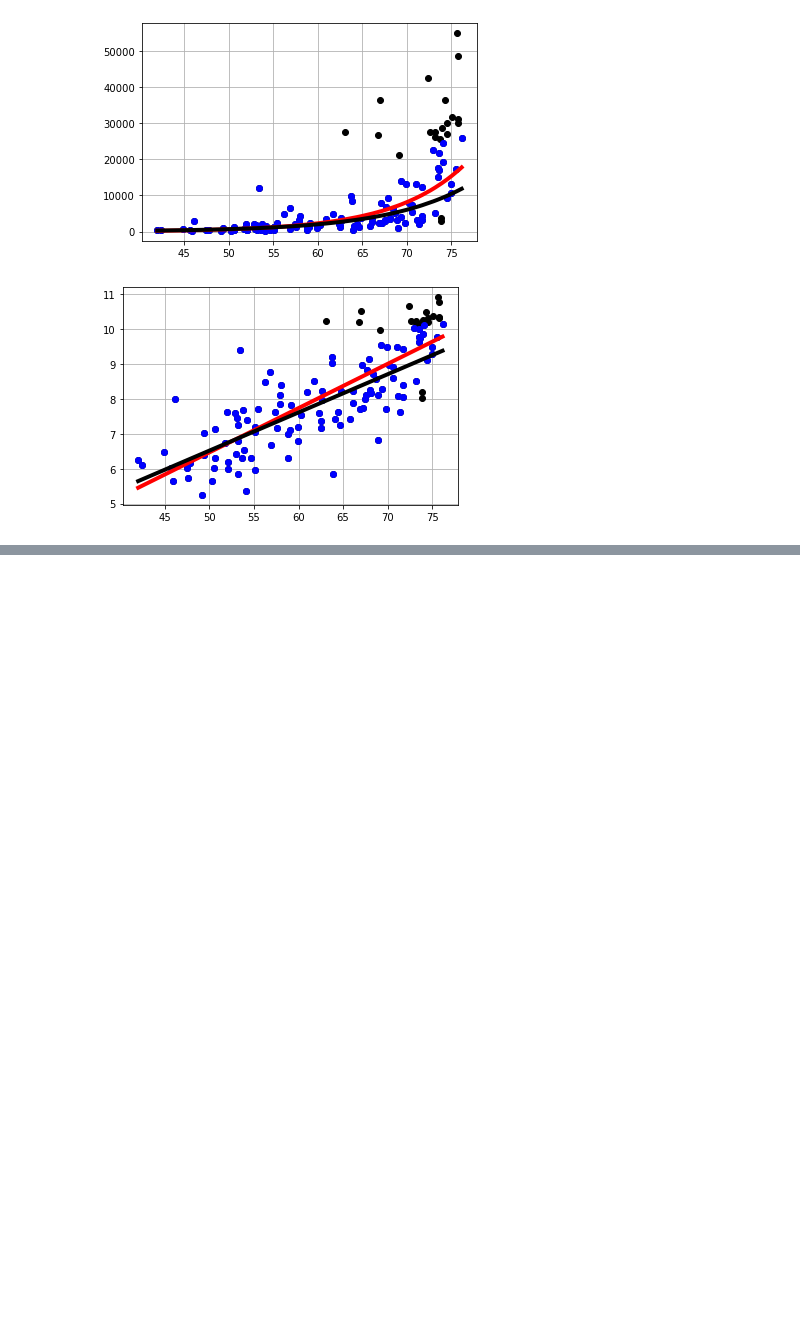
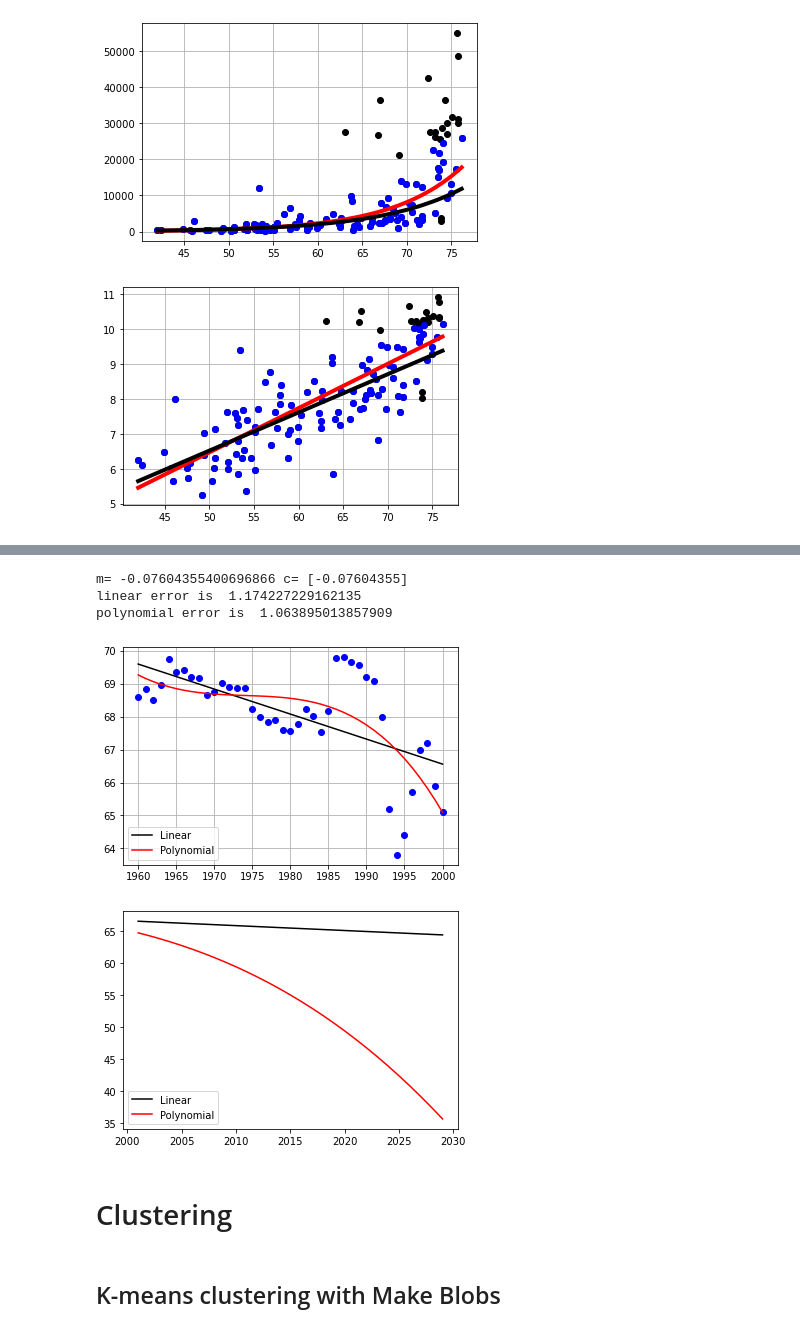
Before and after one commit to joshfuchs/DataScience_projects, a Jupyter notebook: ML scikit learn.ipynb, the cells around one changed output, grey strips where cells are left out. Cells and saved outputs as stored; diff of their text form; code cells hidden in the pictures; blank space fills up the shorter version.

```diff
--- a/ML scikit learn.ipynb
+++ b/ML scikit learn.ipynb
@@ -365,0 +533,14 @@ error= 8741.124994224838
+# %%
+process_life_expectancy_data_poly("./data/gapminder-life-expectancy.csv",
+                            'Russia', 1960, 2000,print_diff=False,predict=True,
+                                 predict_min=2001,predict_max = 2030)
+# %% [output]
+m= -0.07604355400696866 c= [-0.07604355]
+linear error is  1.174227229162135
+polynomial error is  1.063895013857909
+[figure, added]
+[figure, added]
+# %% [markdown]
+# Clustering
+# %% [markdown]
+## K-means clustering with Make Blobs
```
Also changed, not shown: parts of 12 cells of this notebook.
